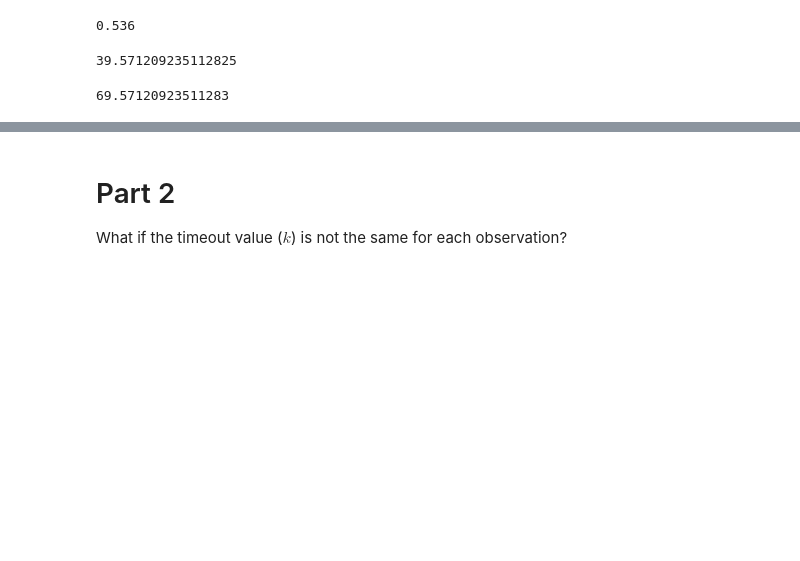
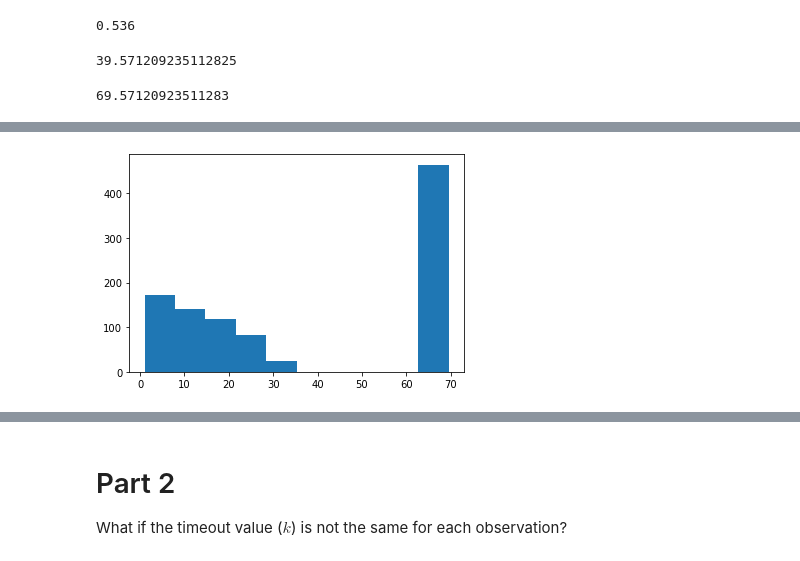
Before and after one commit to ljbelenky/lindy_approximation, a Jupyter notebook: How to Analyize an Experiment that Didin't Work.ipynb, the cells around one changed output, grey strips where cells are left out. Cells and saved outputs as stored; diff of their text form; code cells hidden in the pictures; blank space fills up the shorter version.

```diff
--- a/How to Analyize an Experiment that Didin't Work.ipynb
+++ b/How to Analyize an Experiment that Didin't Work.ipynb
@@ -267,3 +267,7 @@ array([10.        , 69.57120924, 29.        ,  4.        , 69.57120924,
+# %%
+plt.hist(x);
+# %% [output]
+[figure, added]
 # %%
 x.mean(), n
 # %% [output]
```
Also changed, not shown: parts of 26 cells of this notebook.
